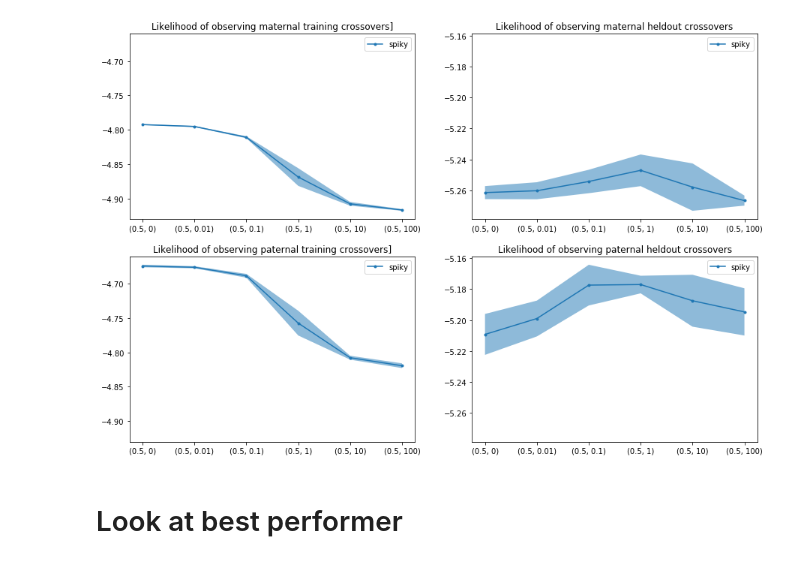
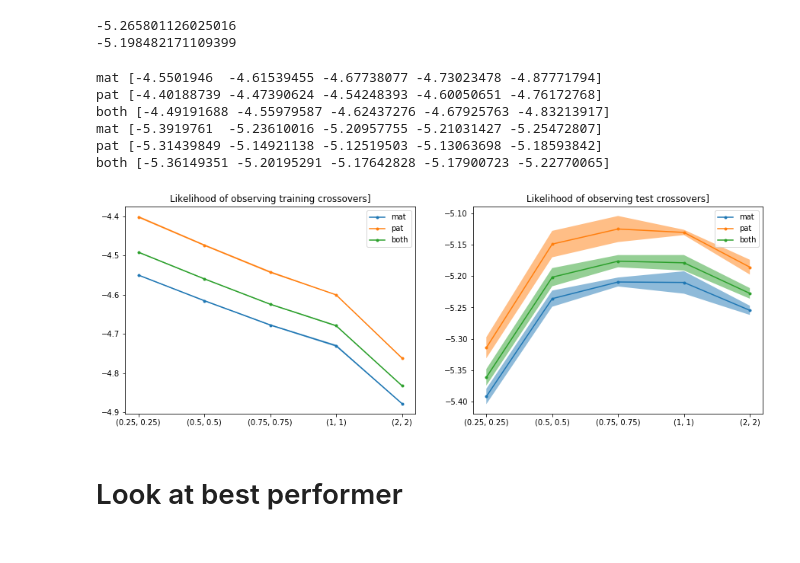
Before and after one commit to kpaskov/PhasingFamilies, a Jupyter notebook: analysis/Recombination-Rate.ipynb, the cells around one changed output. Drawn from its saved outputs; the diff is of its cells as text; code cells hidden in the pictures.

Commit message:
working on recombination rate

```diff
--- a/analysis/Recombination-Rate.ipynb
+++ b/analysis/Recombination-Rate.ipynb
@@ -7,7 +9,10 @@ from os.path import exists
 # %%
 kfolds = 5
-lambs = [(0.5, 0), (0.5, 0.01), (0.5, 0.1), (0.5, 1), (0.5, 10), (0.5, 100)]#, '10000', '100000', '1e+06']
+lambs = [(0.25, 0.25), (0.5, 0.5), (0.75, 0.75), (1, 1), (2, 2)]#, '10000', '100000', '1e+06']
 recomb_dir = '../recomb_ssc.hg38'
 
-def get_filename(filename, lamb, k):
-    return '%s/recombination_rates/spiky.%s.%g.%g.%d.npy' % (recomb_dir, filename, lamb[0], lamb[1], k)
+def get_filename(filename, lamb, k=None, recomb_dir=recomb_dir):
+    if k is None:
+        return '%s/recombination_rates/spiky.%s.%g.%g.npy' % (recomb_dir, filename, lamb[0], lamb[1])
+    else:
+        return '%s/recombination_rates/spiky.%s.%g.%g.%d.npy' % (recomb_dir, filename, lamb[0], lamb[1], k)
@@ -83,6 +122,7 @@ plt.show()
 # %%
 co_mat_train, co_mat_test = np.full((len(lambs), kfolds), np.nan), np.full((len(lambs), kfolds), np.nan)
 co_pat_train, co_pat_test = np.full((len(lambs), kfolds), np.nan), np.full((len(lambs), kfolds), np.nan)
+co_train, co_test = np.full((len(lambs), kfolds), np.nan), np.full((len(lambs), kfolds), np.nan)
 
 co_mat_train_baseline, co_mat_test_baseline = np.full((len(lambs), kfolds), np.nan), np.full((len(lambs), kfolds), np.nan)
 co_pat_train_baseline, co_pat_test_baseline = np.full((len(lambs), kfolds), np.nan), np.full((len(lambs), kfolds), np.nan)
@@ -119,4 +159,12 @@ for i, lamb in enumerate(lambs):
                 co_pat_test_baseline[i, k] = np.sum(np.log10(lengths_test/np.sum(lengths_pat)))/len(ps_test)
             else:
                 print('ps dont sum to 1', recomb_dir, lamb, k, np.sum(ps.dot(lengths_pat)))
+
+            ps_train = np.hstack((np.load(get_filename('crossover_ps_mat_train', lamb, k)),
+                                  np.load(get_filename('crossover_ps_pat_train', lamb, k))))
+            ps_test = np.hstack((np.load(get_filename('crossover_ps_mat_test', lamb, k)),
+                                  np.load(get_filename('crossover_ps_pat_test', lamb, k))))
+
+            co_train[i, k] = np.sum(np.clip(np.log10(ps_train), -20, None))/len(ps_train)
+            co_test[i, k] = np.sum(np.clip(np.log10(ps_test), -20, None))/len(ps_test)
 # %%
@@ -131,44 +178,52 @@ print(co_pat_test)
+# %%
+ps_test_mat = np.load(get_filename('crossover_ps_mat_test', (0.5, 0.5), 0, recomb_dir='../recomb_ssc.hg38.spark'))
+ps_test_pat = np.load(get_filename('crossover_ps_pat_test', (0.5, 0.5), 0, recomb_dir='../recomb_ssc.hg38.spark'))
+
+print(np.sum(np.clip(np.log10(ps_test_mat), -20, None))/len(ps_test_mat))
+print(np.sum(np.clip(np.log10(ps_test_pat), -20, None))/len(ps_test_pat))
+# %% [output]
+-5.265801126025016
+-5.198482171109399
 # %%
 def plot_with_confidence(data, label):
     #print(np.nanmean(data, axis=1))
     plt.plot(range(len(lambs)), np.nanmean(data, axis=1), label=label, marker='.')
     lower, upper = stats.t.interval(0.95, data.shape[1]-1, loc=np.nanmean(data, axis=1), scale=stats.sem(data, axis=1, nan_policy='omit')) # from https://stackoverflow.com/questions/15033511/compute-a-confidence-interval-from-sample-data
     plt.fill_between(range(len(lambs)), lower, upper, alpha=0.5)
+    print(label, np.nanmean(data, axis=1))
 
 
-plt.figure(figsize=(15, 10))
+plt.figure(figsize=(15, 5))
 
-ax = plt.subplot(2, 2, 1)
+plt.subplot(1, 2, 1)
 #plot_with_confidence(co_mat_train_baseline, 'baseline')
-plot_with_confidence(co_mat_train, 'spiky')
-plt.title('Likelihood of observing maternal training crossovers]')
+plot_with_confidence(co_mat_train, 'mat')
+plot_with_confidence(co_pat_train, 'pat')
+plot_with_confidence(co_train, 'both')
+
+plt.title('Likelihood of observing training crossovers]')
 plt.xticks(range(len(lambs)), lambs)
 plt.legend()
 
-plt.subplot(2, 2, 3, sharey=ax)
-#plot_with_confidence(co_pat_train_baseline, 'baseline')
-plot_with_confidence(co_pat_train, 'spiky')
-plt.title('Likelihood of observing paternal training crossovers]')
+plt.subplot(1, 2, 2)
+#plot_with_confidence(co_mat_test_baseline, 'baseline')
+plot_with_confidence(co_mat_test, 'mat')
+plot_with_confidence(co_pat_test, 'pat')
+plot_with_confidence(co_test, 'both')
+
+plt.title('Likelihood of observing test crossovers]')
 plt.xticks(range(len(lambs)), lambs)
 plt.legend()
 
-ax = plt.subplot(2, 2, 2)
-#plot_with_confidence(co_mat_test_baseline, 'baseline')
-plot_with_confidence(co_mat_test, 'spiky')
-plt.title('Likelihood of observing maternal heldout crossovers')
-plt.xticks(range(len(lambs)), lambs)
-plt.legend()
 
-plt.subplot(2, 2, 4, sharey=ax)
-#plot_with_confidence(co_pat_test_baseline, 'baseline')
-plot_with_confidence(co_pat_test, 'spiky')
-plt.title('Likelihood of observing paternal heldout crossovers')
-plt.xticks(range(len(lambs)), lambs)
-plt.legend()
-
-#plt.tight_layout()
 plt.show()
 # %% [output]
+mat [-4.5501946  -4.61539455 -4.67738077 -4.73023478 -4.87771794]
+pat [-4.40188739 -4.47390624 -4.54248393 -4.60050651 -4.76172768]
+both [-4.49191688 -4.55979587 -4.62437276 -4.67925763 -4.83213917]
+mat [-5.3919761  -5.23610016 -5.20957755 -5.21031427 -5.25472807]
+pat [-5.31439849 -5.14921138 -5.12519503 -5.13063698 -5.18593842]
+both [-5.36149351 -5.20195291 -5.17642828 -5.17900723 -5.22770065]
-[figure, old version]
+[figure, new version]
 # %% [markdown]
 # Look at best performer
```
Also changed, not shown: parts of 32 cells of this notebook, 2 other files.
